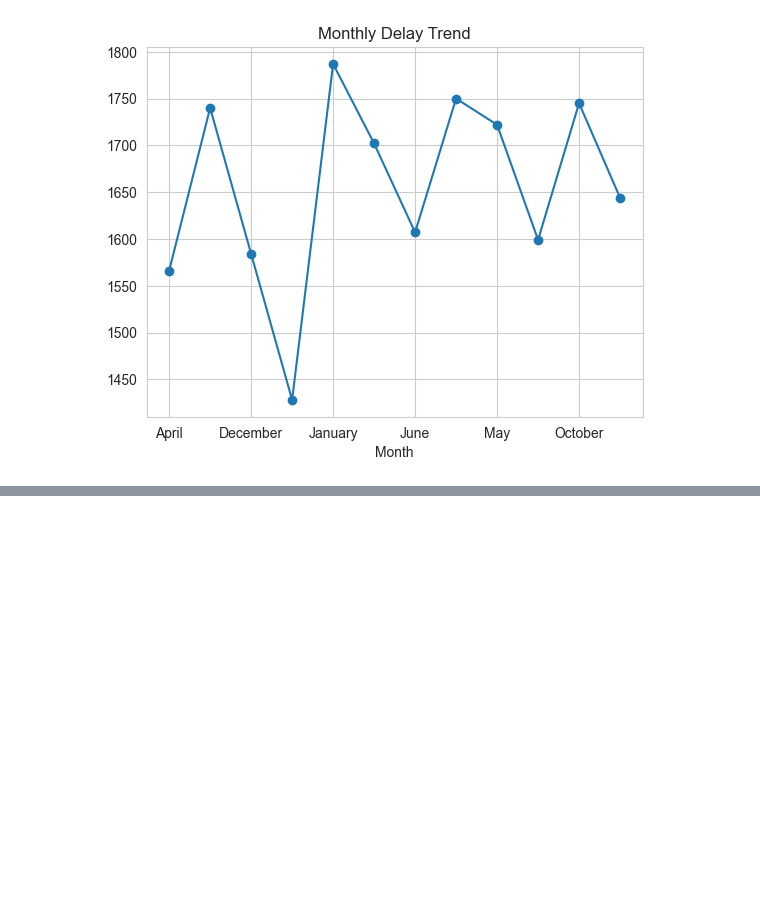
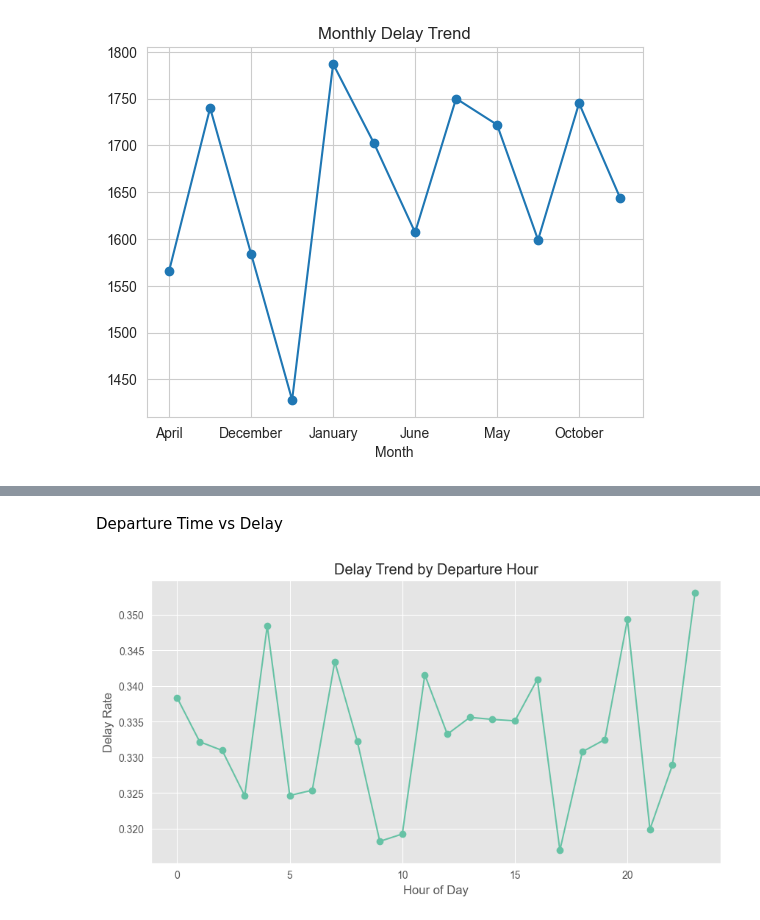
Before and after one commit to ankitakarbhari/airfly_insights_dashboard, a Jupyter notebook: notebooks/Milestone2_Visual_Exploration.ipynb, the cells around one changed output, grey strips where cells are left out. Cells and saved outputs as stored; diff of their text form; code cells hidden in the pictures; blank space fills up the shorter version.

```diff
--- a/notebooks/Milestone2_Visual_Exploration.ipynb
+++ b/notebooks/Milestone2_Visual_Exploration.ipynb
@@ -155,0 +165,16 @@ Most delays occur during peak travel months indicating traffic congestion.
+# %% [markdown]
+Departure Time vs Delay
+# %%
+df['Hour'] = pd.to_datetime(df['Time of Departure']).dt.hour
+
+hour_delay = df.groupby('Hour')['IsDelayed'].mean()
+
+plt.figure(figsize=(10,5))
+plt.plot(hour_delay, marker='o')
+
+plt.title("Delay Trend by Departure Hour")
+plt.xlabel("Hour of Day")
+plt.ylabel("Delay Rate")
+plt.show()
+# %% [output]
+[figure, added]
```
Also changed, not shown: parts of 29 cells of this notebook, 1 other file.
